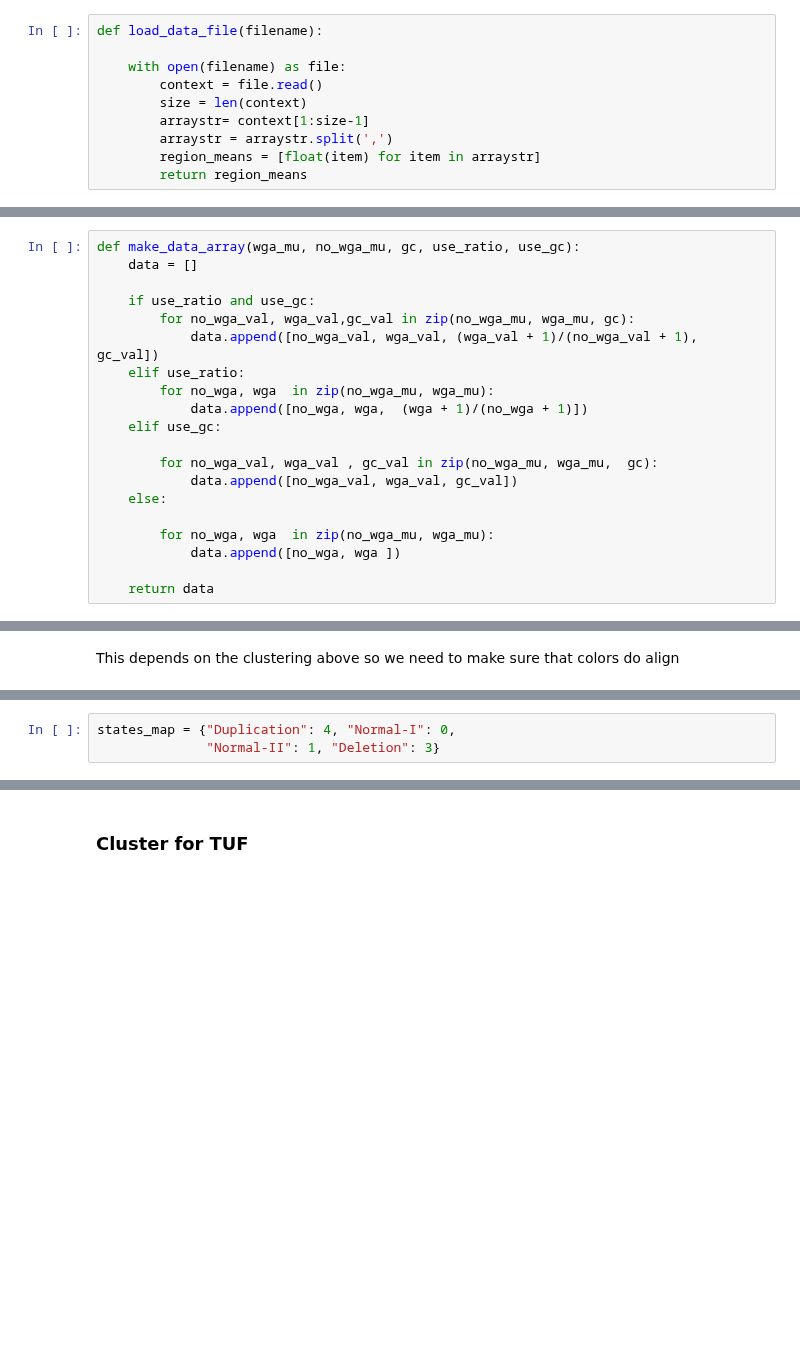
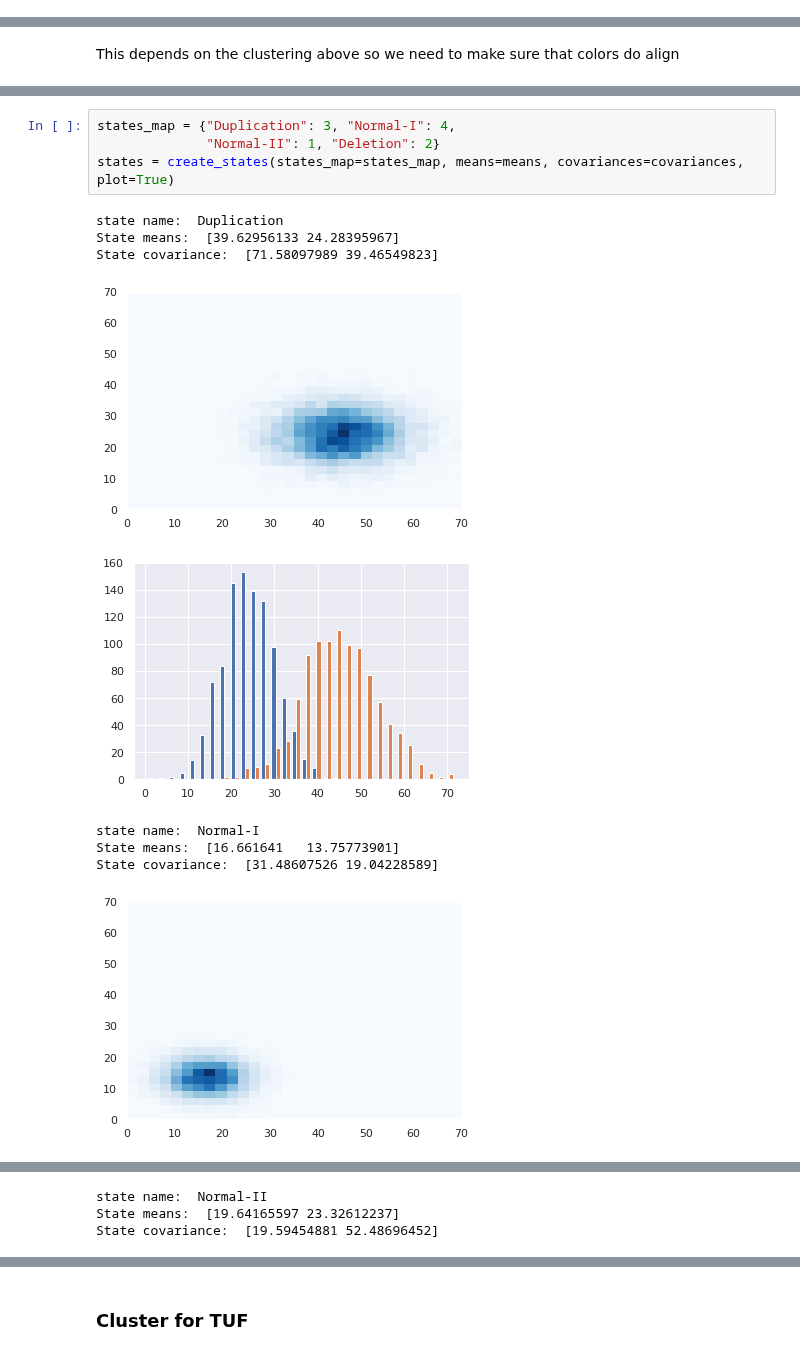
Before and after one commit to pockerman/hidden_markov_modeling, a Jupyter notebook: stories/story_15.ipynb, the cells around one changed output, grey strips where cells are left out. Drawn from its saved outputs; the diff is of its cells as text; blank space fills up the shorter version.

```diff
--- a/stories/story_15.ipynb
+++ b/stories/story_15.ipynb
@@ -31,15 +33,5 @@ from region import Region
 # %%
 sns.set(color_codes=True)
-# %%
-def load_data_file(filename):
-
-    with open(filename) as file:
-        context = file.read()
-        size = len(context)
-        arraystr= context[1:size-1]
-        arraystr = arraystr.split(',')
-        region_means = [float(item) for item in arraystr]
-        return region_means
 # %%
 # change the paths here accordingly
 
@@ -81,23 +73,3 @@ no_wga_mu = []
 no_wga_mu.extend(no_wga_mu_single_copy_deletion)
 no_wga_mu.extend(no_wga_mu_duplication)
 no_wga_mu.extend(no_wga_mu_delete)
-# %%
-def make_data_array(wga_mu, no_wga_mu, gc, use_ratio, use_gc):
-    data = []
-
-    if use_ratio and use_gc:
-        for no_wga_val, wga_val,gc_val in zip(no_wga_mu, wga_mu, gc):
-            data.append([no_wga_val, wga_val, (wga_val + 1)/(no_wga_val + 1), gc_val])
-    elif use_ratio:
-        for no_wga, wga  in zip(no_wga_mu, wga_mu):
-            data.append([no_wga, wga,  (wga + 1)/(no_wga + 1)])
-    elif use_gc:
-
-        for no_wga_val, wga_val , gc_val in zip(no_wga_mu, wga_mu,  gc):
-            data.append([no_wga_val, wga_val, gc_val])
-    else:
-
-        for no_wga, wga  in zip(no_wga_mu, wga_mu):
-            data.append([no_wga, wga ])
-
-    return data
@@ -208,3 +120,14 @@ INFO: Component 4 means [39.63187461 24.28371455]
 # %%
-states_map = {"Duplication": 4, "Normal-I": 0,
-              "Normal-II": 1, "Deletion": 3}
+states_map = {"Duplication": 3, "Normal-I": 4,
+              "Normal-II": 1, "Deletion": 2}
+states = create_states(states_map=states_map, means=means, covariances=covariances, plot=True)
+# %% [output]
+state name:  Duplication
+State means:  [39.62956133 24.28395967]
+State covariance:  [71.58097989 39.46549823]
+[figure, added]
+[figure, added]
+state name:  Normal-I
+State means:  [16.661641   13.75773901]
+State covariance:  [31.48607526 19.04228589]
+[figure, added]
@@ -210,0 +135,3 @@ states_map = {"Duplication": 4, "Normal-I": 0,
+state name:  Normal-II
+State means:  [19.64165597 23.32612237]
+State covariance:  [19.59454881 52.48696452]
```
Also changed, not shown: parts of 32 cells of this notebook, 2 other files.
